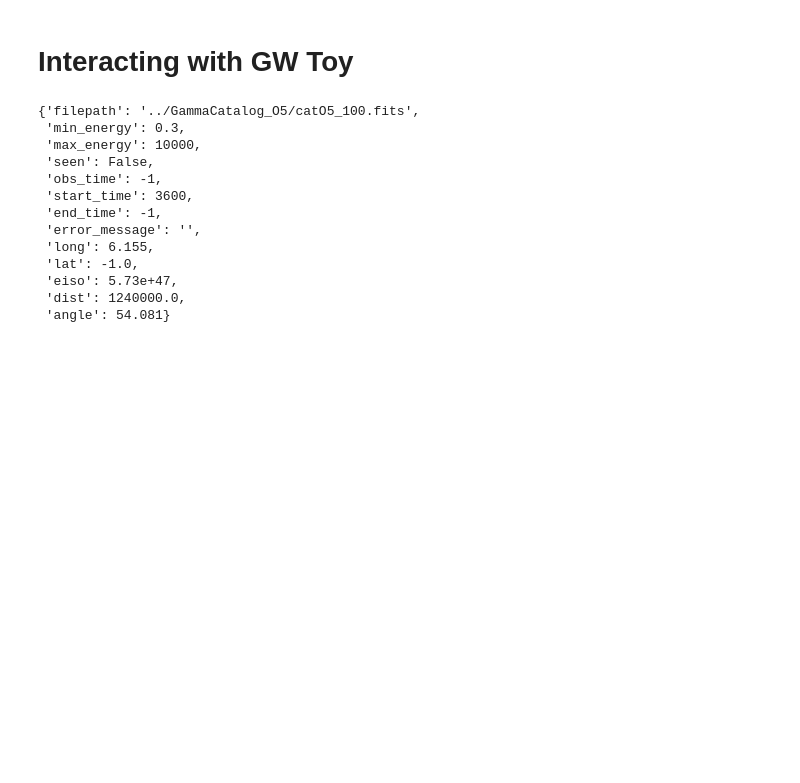
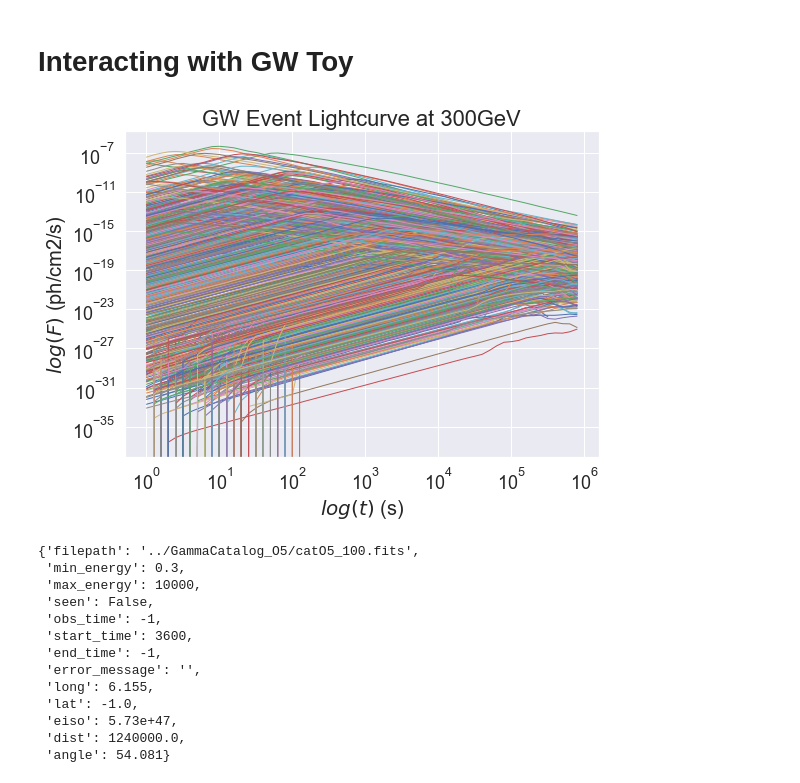
Before and after one commit to astrojarred/gravitational_wave_toy, a Jupyter notebook: notebooks/reading_O5.ipynb, the cells around one changed output. Cells and saved outputs as stored; diff of their text form; code cells hidden in the pictures; blank space fills up the shorter version.

```diff
--- a/notebooks/reading_O5.ipynb
+++ b/notebooks/reading_O5.ipynb
@@ -164,5 +151,21 @@ sens = GW.Sensitivity(
     max_energy=10000,
 )
 # %%
-grb = GW.GRB("../GammaCatalog_O5/catO5_100.fits")
+grb = GW.GRB("../GammaCatalog_O5/catO5_24.fits")
+# %%
+fig, ax = plt.subplots(figsize=(8,6))
+
+for i in range(1000):
+    grb = GW.GRB(f"../GammaCatalog_O5/catO5_{i+1}.fits")
+    ax.loglog(grb.time[10:], grb.get_flux(300)[10:], linewidth=1)
+
+ax.set_title("GW Event Lightcurve at 300GeV", size=22)
+ax.set_xlabel("$log(t)$ (s)", size=20)
+ax.set_ylabel("$log(F)$ (ph/cm2/s)", size=20)
+ax.tick_params(axis='both', which='major', labelsize=18)
+fig.tight_layout()
+
+fig.savefig("/Users/jarred/Downloads/example_GW_lightcurve.png")
+# %% [output]
+[figure, added]
 # %%
```
Also changed, not shown: parts of 3 cells of this notebook.
